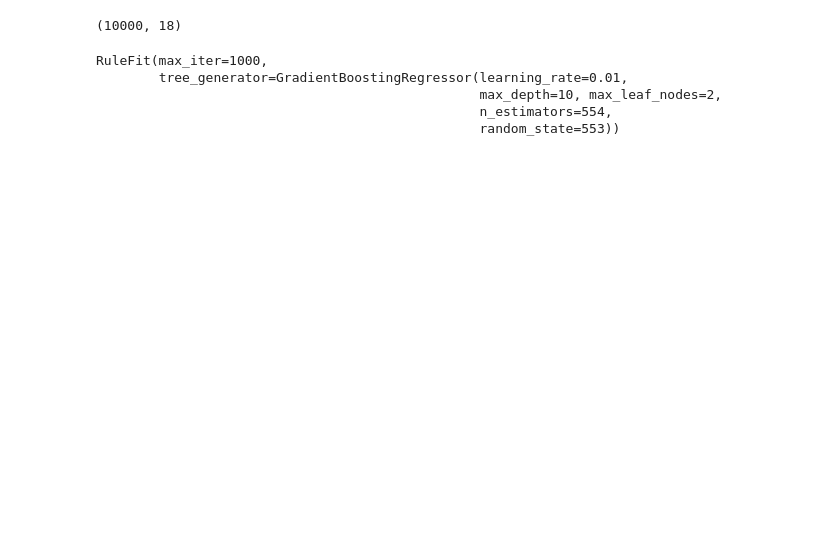
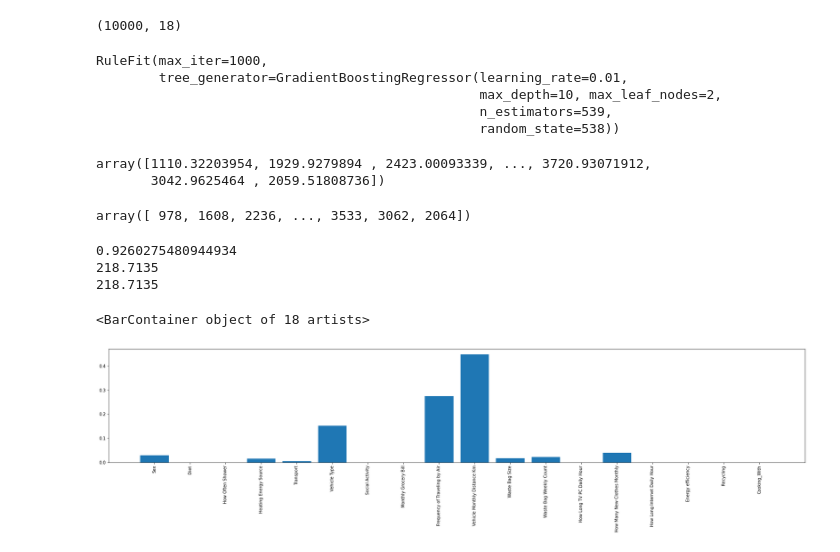
Before and after one commit to Robino-CK/HCML_Project, a Jupyter notebook: intro_to_rl_repo.ipynb, the cells around one changed output. Drawn from its saved outputs; the diff is of its cells as text; code cells hidden in the pictures; blank space fills up the shorter version.

Commit message:
add plots and evaluation metrics

```diff
--- a/intro_to_rl_repo.ipynb
+++ b/intro_to_rl_repo.ipynb
@@ -62,17 +65,45 @@ X.shape
 # %% [output]
 (10000, 18)
 # %%
-from sklearn.ensemble import GradientBoostingRegressor
 gb = GradientBoostingRegressor(n_estimators=500, max_depth=10, learning_rate=0.01)
 rf = RuleFit(tree_generator=gb, max_iter=1000)
 
-rf.fit(X, y, feature_names=features)
+rf.fit(X_train, y_train, feature_names=features)
 # %% [output]
 RuleFit(max_iter=1000,
         tree_generator=GradientBoostingRegressor(learning_rate=0.01,
                                                  max_depth=10, max_leaf_nodes=2,
-                                                 n_estimators=554,
-                                                 random_state=553))
+                                                 n_estimators=539,
+                                                 random_state=538))
+# %%
+y_predict
+# %% [output]
+array([1110.32203954, 1929.9279894 , 2423.00093339, ..., 3720.93071912,
+       3042.9625464 , 2059.51808736])
+# %%
+y_test
+# %% [output]
+array([ 978, 1608, 2236, ..., 3533, 3062, 2064])
+# %%
+from sklearn.metrics import mean_squared_error, mean_absolute_error, r2_score
+import math
+y_predict = rf.predict(X_test)
+print(r2_score(y_test, y_predict.round()))
+print(mean_absolute_error(y_test, y_predict.round()))
+print((abs(y_test - y_predict.round())).mean())
+# %% [output]
+0.9260275480944934
+218.7135
+218.7135
+# %%
+
+plt.figure(figsize=(30, 5))
+plt.xticks(rotation=90)
+plt.bar(features, gb.feature_importances_)
+#gb.feature_importances_
+# %% [output]
+<BarContainer object of 18 artists>
+[figure, added]
 # %%
 rf.predict(X)
 # %% [output]
```
Also changed, not shown: parts of 5 cells of this notebook.
